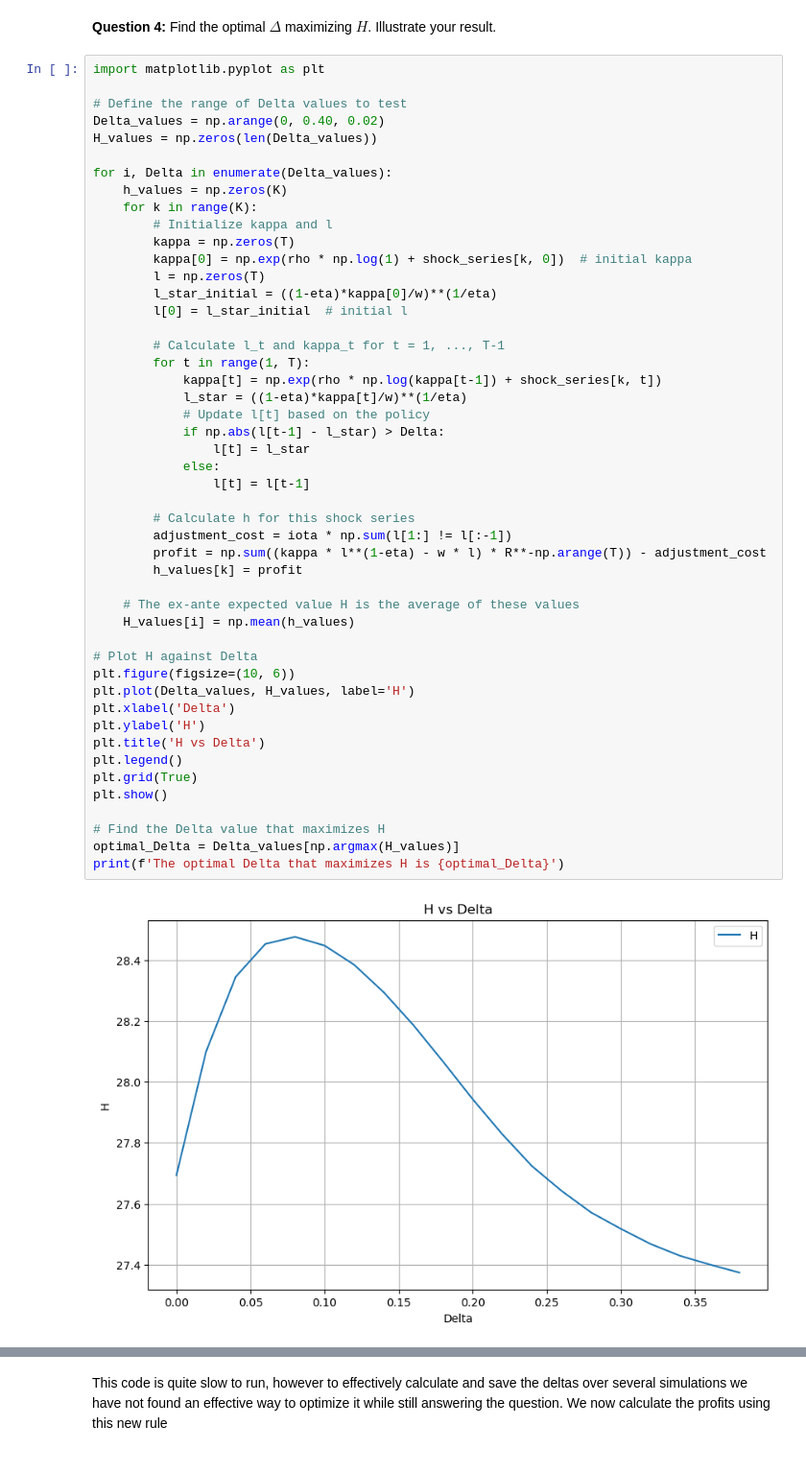
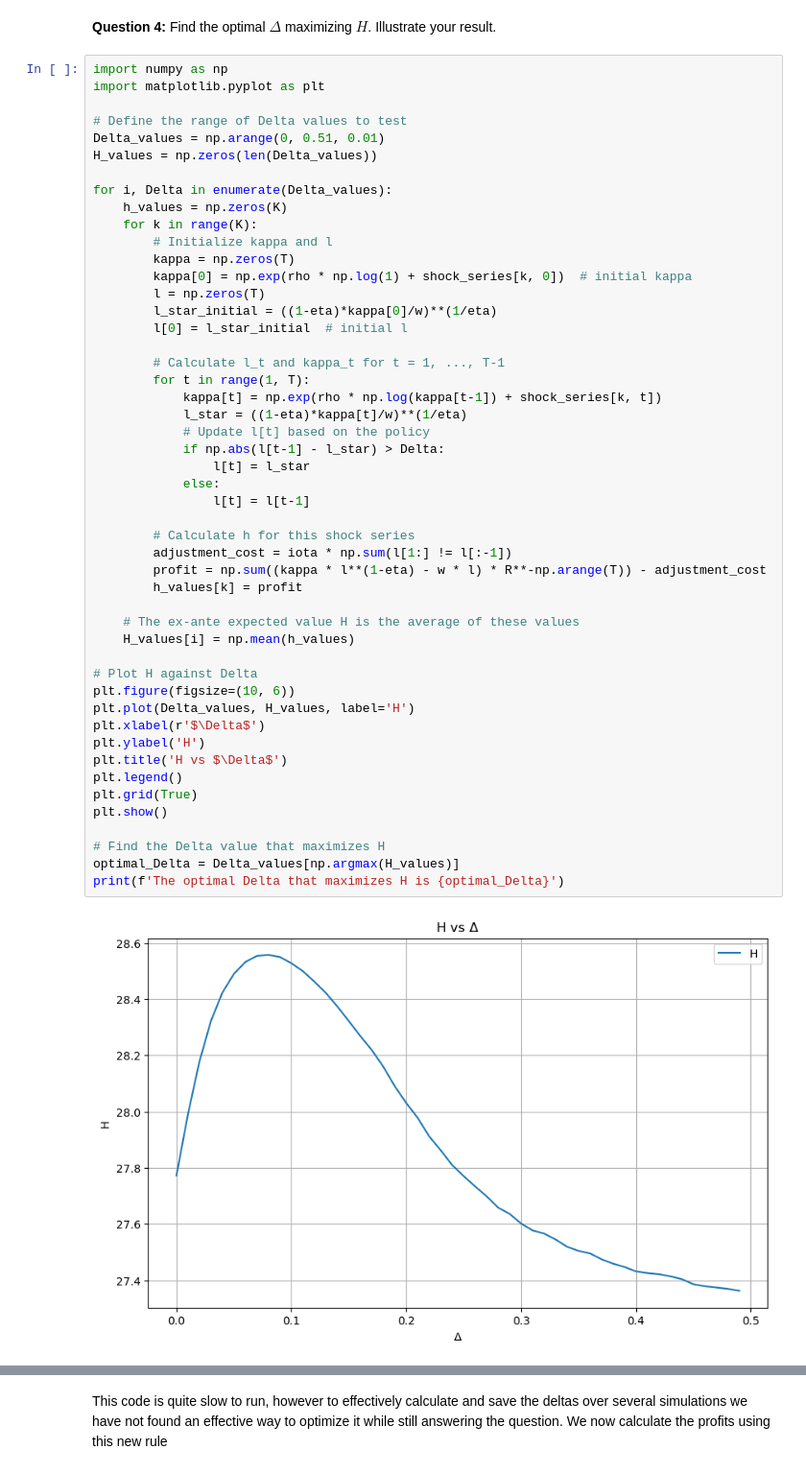
Before and after one commit to NumEconCopenhagen/projects-2023-best-team, a Jupyter notebook: Andreas.ipynb, the cells around one changed output, grey strips where cells are left out. Shown at 96% size. Saved outputs shown, nothing was run; the diff lists cells and outputs as text.

```diff
--- a/Andreas.ipynb
+++ b/Andreas.ipynb
@@ -740,10 +690,11 @@ We find a slight yet significant improvement in profitability caused by the new
 # %% [markdown]
 **Question 4:** Find the optimal $\Delta$ maximizing $H$. Illustrate your result.
 # %%
+import numpy as np
 import matplotlib.pyplot as plt
 
 # Define the range of Delta values to test
-Delta_values = np.arange(0, 0.40, 0.02)
+Delta_values = np.arange(0, 0.51, 0.01)
 H_values = np.zeros(len(Delta_values))
 
 for i, Delta in enumerate(Delta_values):
@@ -759,36 +710,36 @@ for i, Delta in enumerate(Delta_values):
         # Calculate l_t and kappa_t for t = 1, ..., T-1
         for t in range(1, T):
             kappa[t] = np.exp(rho * np.log(kappa[t-1]) + shock_series[k, t])
             l_star = ((1-eta)*kappa[t]/w)**(1/eta)
             # Update l[t] based on the policy
             if np.abs(l[t-1] - l_star) > Delta:
                 l[t] = l_star
             else:
                 l[t] = l[t-1]
 
         # Calculate h for this shock series
         adjustment_cost = iota * np.sum(l[1:] != l[:-1])
         profit = np.sum((kappa * l**(1-eta) - w * l) * R**-np.arange(T)) - adjustment_cost
         h_values[k] = profit
 
     # The ex-ante expected value H is the average of these values
     H_values[i] = np.mean(h_values)
 
 # Plot H against Delta
 plt.figure(figsize=(10, 6))
 plt.plot(Delta_values, H_values, label='H')
-plt.xlabel('Delta')
+plt.xlabel(r'$\Delta$')
 plt.ylabel('H')
-plt.title('H vs Delta')
+plt.title('H vs $\Delta$')
 plt.legend()
 plt.grid(True)
 plt.show()
 
 # Find the Delta value that maximizes H
 optimal_Delta = Delta_values[np.argmax(H_values)]
 print(f'The optimal Delta that maximizes H is {optimal_Delta}')
 # %% [output]
-[figure, old version]
+[figure, new version]
 The optimal Delta that maximizes H is 0.08
 # %% [markdown]
 This code is quite slow to run, however to effectively calculate and save the deltas over several simulations we have not found an effective way to optimize it while still answering the question. We now calculate the profits using this new rule
```
Also changed, not shown: parts of 8 cells of this notebook.
